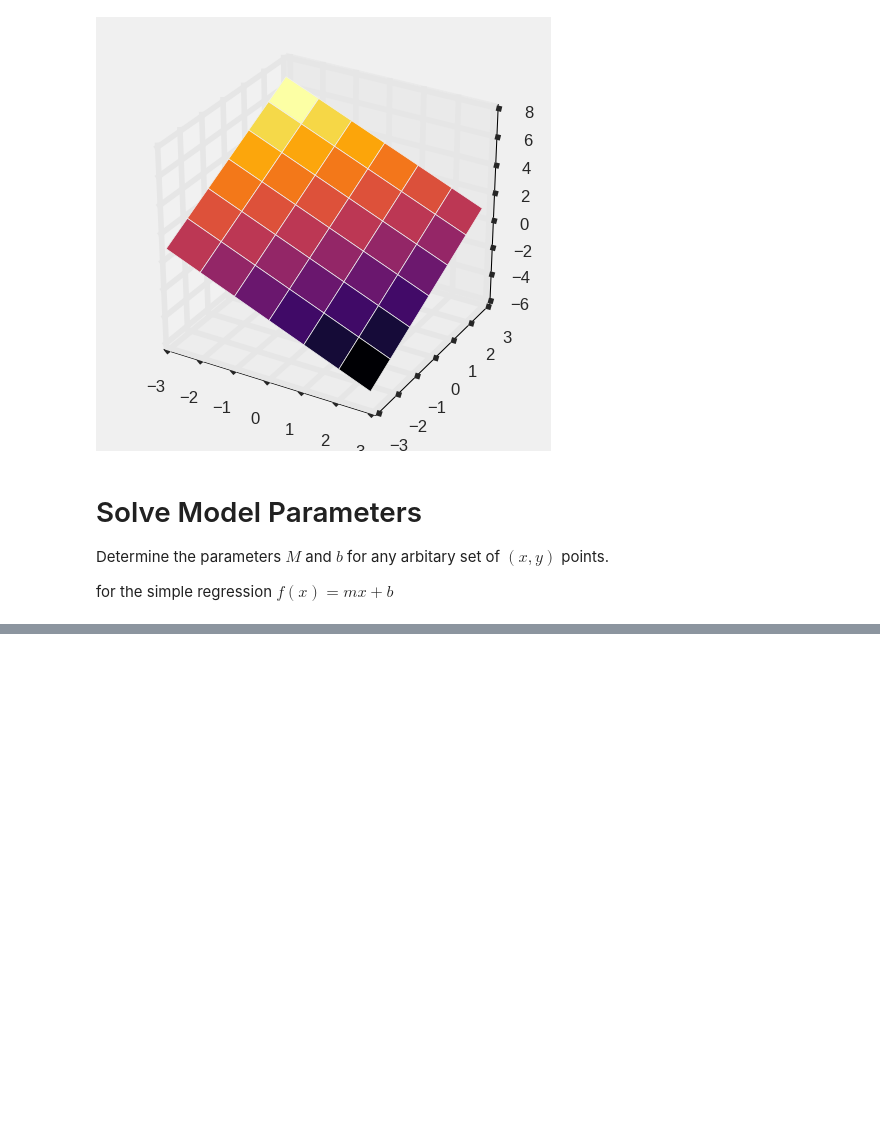
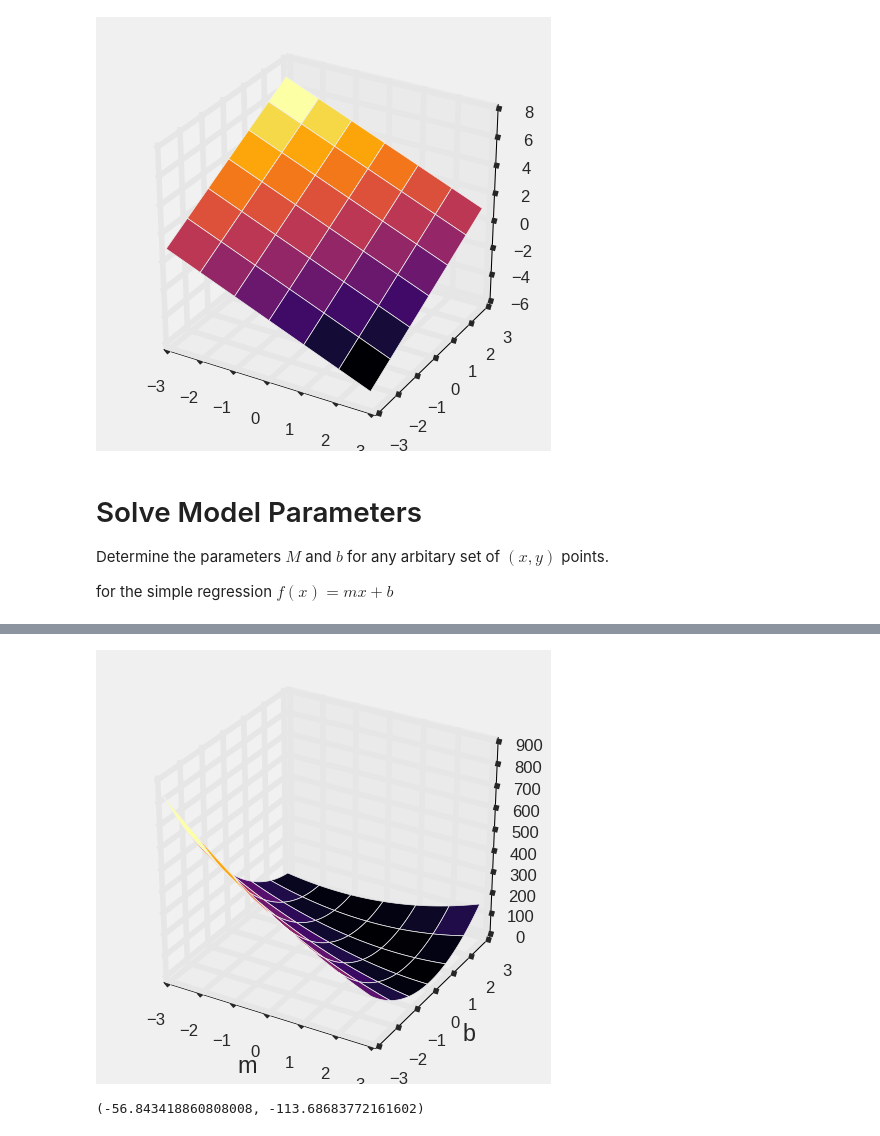
Before and after one commit to arose13/DemoMachineLearning, a Jupyter notebook: 1. Linear Regression.ipynb, the cells around one changed output, grey strips where cells are left out. Saved outputs shown, nothing was run; the diff lists cells and outputs as text; code cells hidden in the pictures; blank space fills up the shorter version.

```diff
--- a/1. Linear Regression.ipynb
+++ b/1. Linear Regression.ipynb
@@ -40,0 +33,24 @@ graph.show()
+# %%
+#%matplotlib notebook
+# Make a cost function
+def f(x_in, m_in, b_in):
+    m_in, b_in, x_in = np.array(m_in), np.array(b_in), np.array(x_in)
+    return np.dot(m_in, x_in.T) + b_in
+
+def L(params, xi, yi):
+    m_in, b_in = params
+    return np.sum((yi - f(xi, m_in, b_in)) ** 2)
+
+plot_surfaces(L, [-3, 3], [-3, 3], step=0.1, f_params=[x, y], xlabel='m', ylabel='b')
+# %% [output]
+[figure, added]
+# %%
+# Get the derivative
+def approx_deriv(m_in, b_in, alpha=1e-15):
+    partial_m = (L([m_in + alpha, b_in], x, y) - L([m_in, b_in], x, y)) / alpha
+    partial_b = (L([m_in, b_in + alpha], x, y) - L([m_in, b_in], x, y)) / alpha
+    return partial_m, partial_b
+
+print(approx_deriv(-3, -1))
+# %% [output]
+(-56.843418860808008, -113.68683772161602)
```
Also changed, not shown: parts of 6 cells of this notebook.
